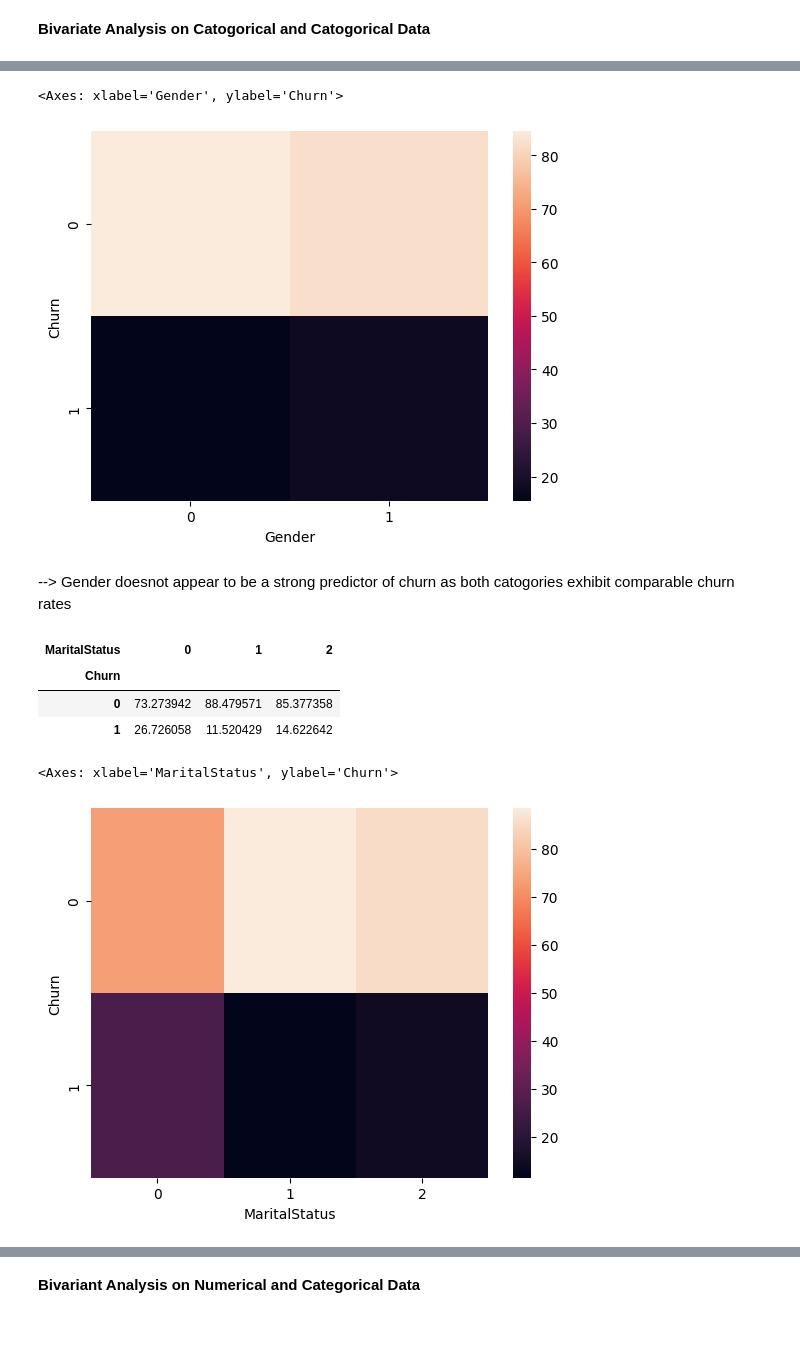
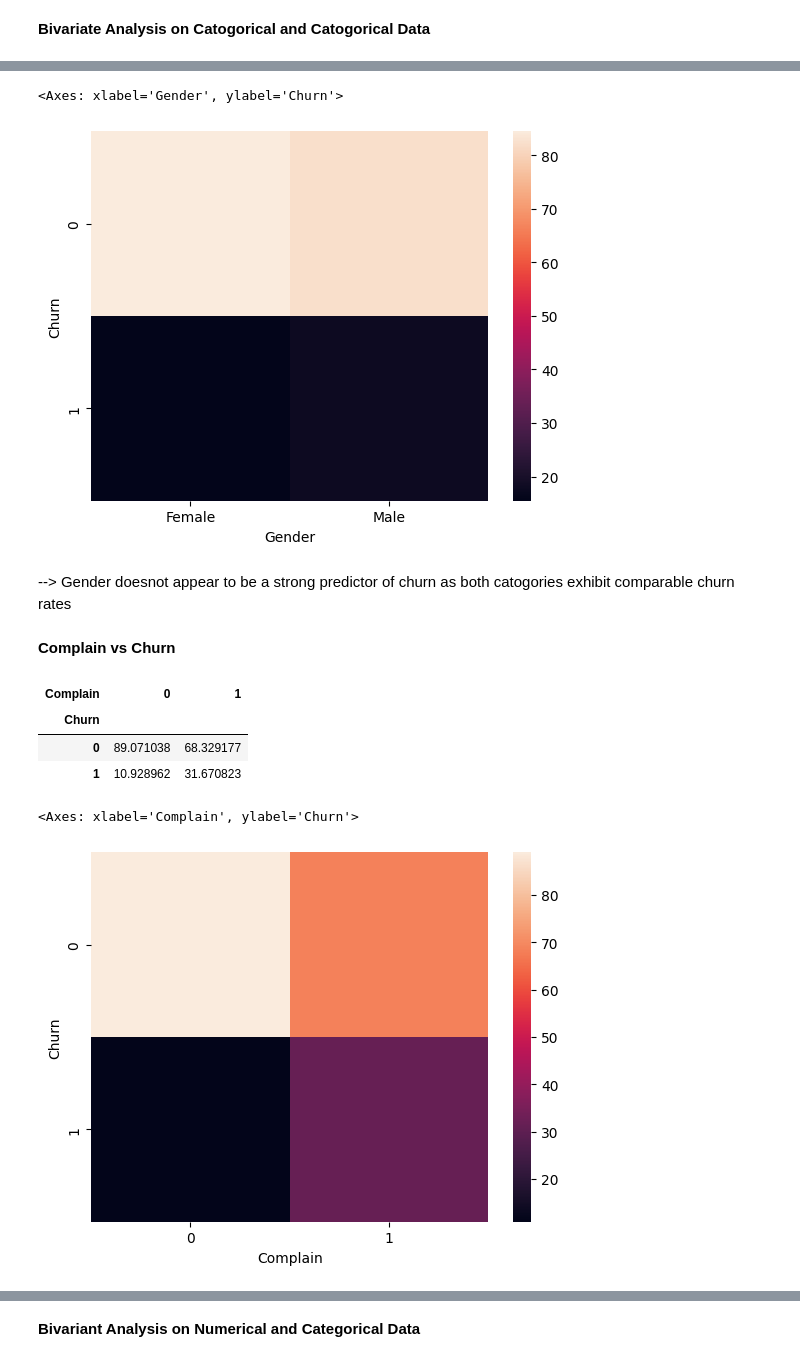
Before and after one commit to SaimNaveed646/Customer-Churn-Prediction, a Jupyter notebook: Churn_Prediction.ipynb, the cells around one changed output, grey strips where cells are left out. Cells and saved outputs as stored; diff of their text form; code cells hidden in the pictures; blank space fills up the shorter version.

```diff
--- a/Churn_Prediction.ipynb
+++ b/Churn_Prediction.ipynb
@@ -308,3 +398 @@ copy_df[copy_df['OrderCount'] == 0 ]
-# %%
-copy_df['AverageOrderValue'] = copy_df['CashbackAmount'] / copy_df['OrderCount']
 # %%
@@ -326,2 +406,0 @@ copy_df.head()
-# %%
-copy_df['Gender'] = copy_df['Gender'].map({'Male': 1, 'Female': 0})
@@ -334,2 +406,0 @@ array([0, 1])
-# %%
-copy_df['MaritalStatus'] = copy_df['MaritalStatus'].map({'Single': 0, 'Married': 1,'Divorced':2})
@@ -549,18 +806,20 @@ pd.crosstab(copy_df['Churn'],copy_df['Gender'],normalize='columns')*100
 sns.heatmap(pd.crosstab(copy_df['Churn'],copy_df['Gender'],normalize='columns')*100)
 # %% [output]
 <Axes: xlabel='Gender', ylabel='Churn'>
-[figure, old version]
+[figure, new version]
 # %% [markdown]
 --> Gender doesnot appear to be a strong predictor of churn as both catogories exhibit comparable churn rates
+# %% [markdown]
+**Complain vs Churn**
 # %%
-pd.crosstab(copy_df['Churn'],copy_df['MaritalStatus'],normalize='columns')*100
+pd.crosstab(copy_df['Churn'],copy_df['Complain'],normalize='columns')*100
 # %% [output]
-| MaritalStatus | 0 | 1 | 2 |
-| Churn |  |  |  |
-| 0 | 73.273942 | 88.479571 | 85.377358 |
-| 1 | 26.726058 | 11.520429 | 14.622642 |
+| Complain | 0 | 1 |
+| Churn |  |  |
+| 0 | 89.071038 | 68.329177 |
+| 1 | 10.928962 | 31.670823 |
 # %%
-sns.heatmap(pd.crosstab(copy_df['Churn'],copy_df['MaritalStatus'],normalize='columns')*100)
+sns.heatmap(pd.crosstab(copy_df['Churn'],copy_df['Complain'],normalize='columns')*100)
 # %% [output]
-<Axes: xlabel='MaritalStatus', ylabel='Churn'>
+<Axes: xlabel='Complain', ylabel='Churn'>
-[figure, old version]
+[figure, new version]
```
Also changed, not shown: parts of 130 cells of this notebook.
